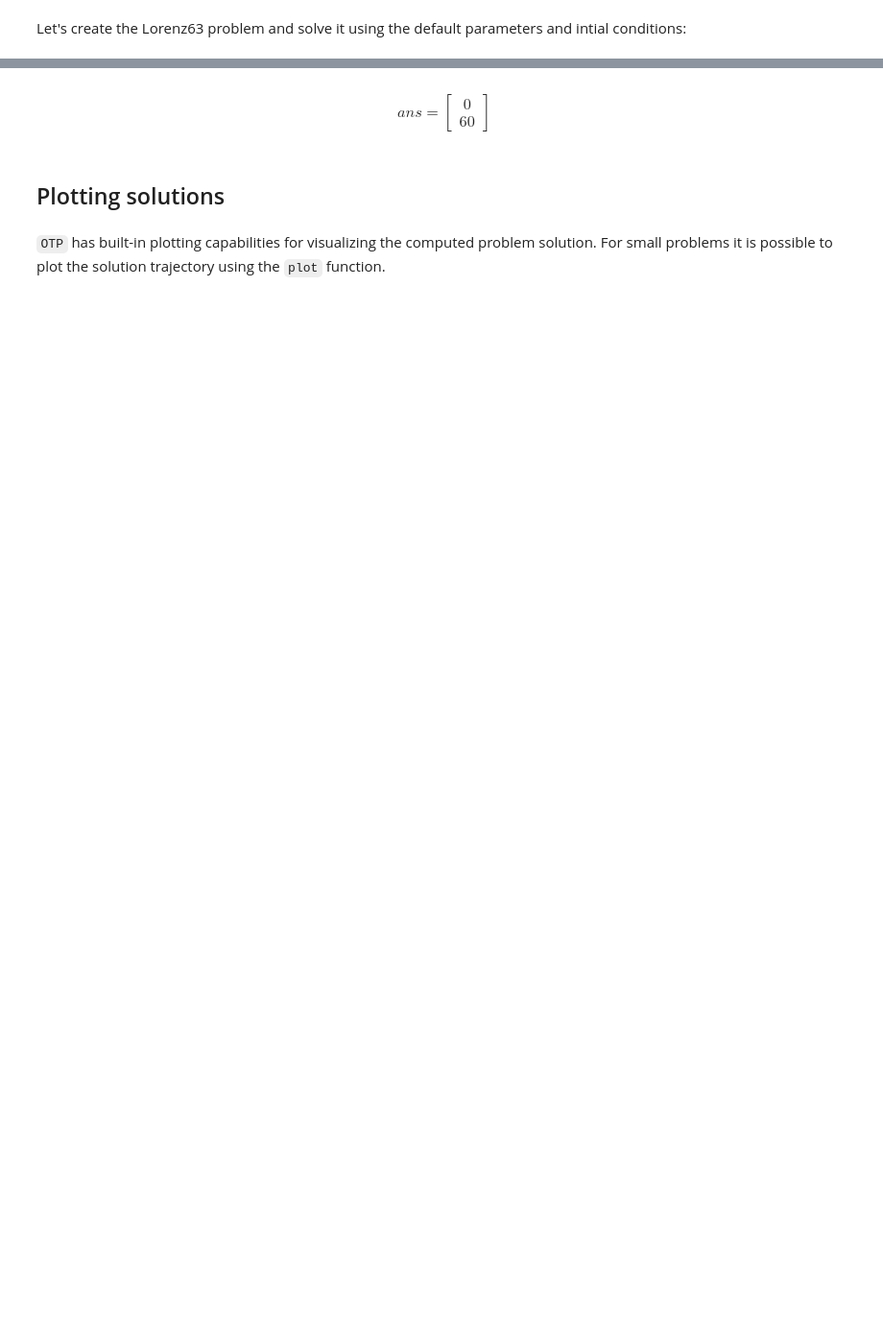
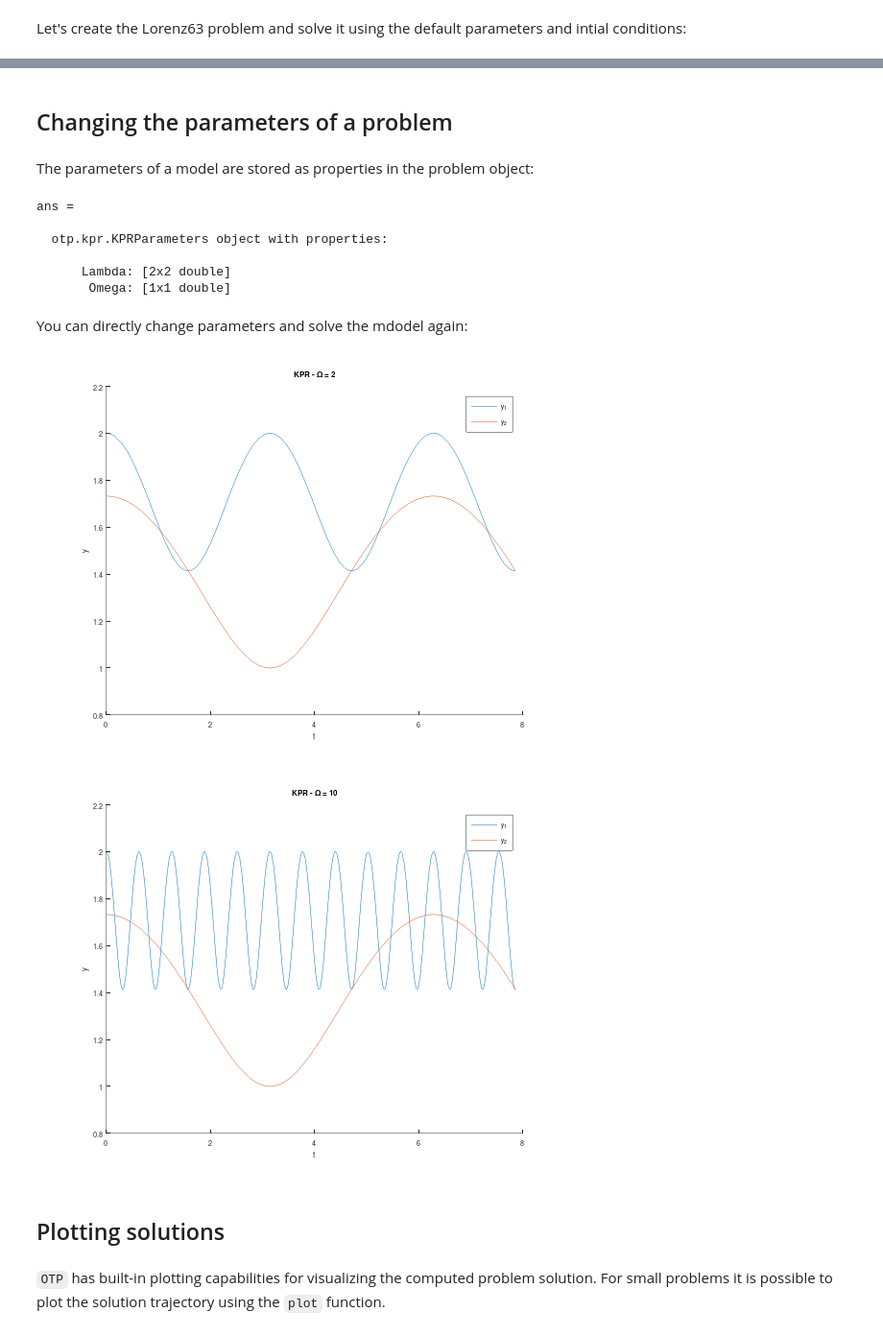
Before and after one commit to ComputationalScienceLaboratory/ODE-Test-Problems, a Jupyter notebook: notebooks/quick-start.ipynb, the cells around one changed output, grey strips where cells are left out. Shown at 96% size. Cells and saved outputs as stored; diff of their text form; code cells hidden in the pictures; blank space fills up the shorter version.

```diff
--- a/notebooks/quick-start.ipynb
+++ b/notebooks/quick-start.ipynb
@@ -59,7 +43,31 @@ problem =   otp.lorenz63.presets.Canonical object with properties:
-# %%
-problem.TimeSpan
-# %% [output]
-$$ ans = \begin{bmatrix} 0 \\ 60 \end{bmatrix}$$
+# %% [markdown]
+## Changing the parameters of a problem
+# %% [markdown]
+The parameters of a model are stored as properties in the problem object:
+# %%
+problem = otp.kpr.presets.Canonical;
+problem.Parameters
+# %% [output]
+ans =
+
+  otp.kpr.KPRParameters object with properties:
+
+      Lambda: [2x2 double]
+       Omega: [1x1 double]
+# %% [markdown]
+You can directly change parameters and solve the mdodel again:
+# %%
+problem.Parameters.Omega = 10;
+sol1 =  problem.solve();
+
+problem.Parameters.Omega = 2;
+sol2 = problem.solve();
+
+problem.plot(sol1), title('KPR - \Omega = 10')
+problem.plot(sol2), title('KPR - \Omega = 2')
+# %% [output]
+[figure, added]
+[figure, added]
 # %% [markdown]
 ## Plotting solutions
 # %% [markdown]
```
Also changed, not shown: parts of 29 cells of this notebook, 3 other files.
